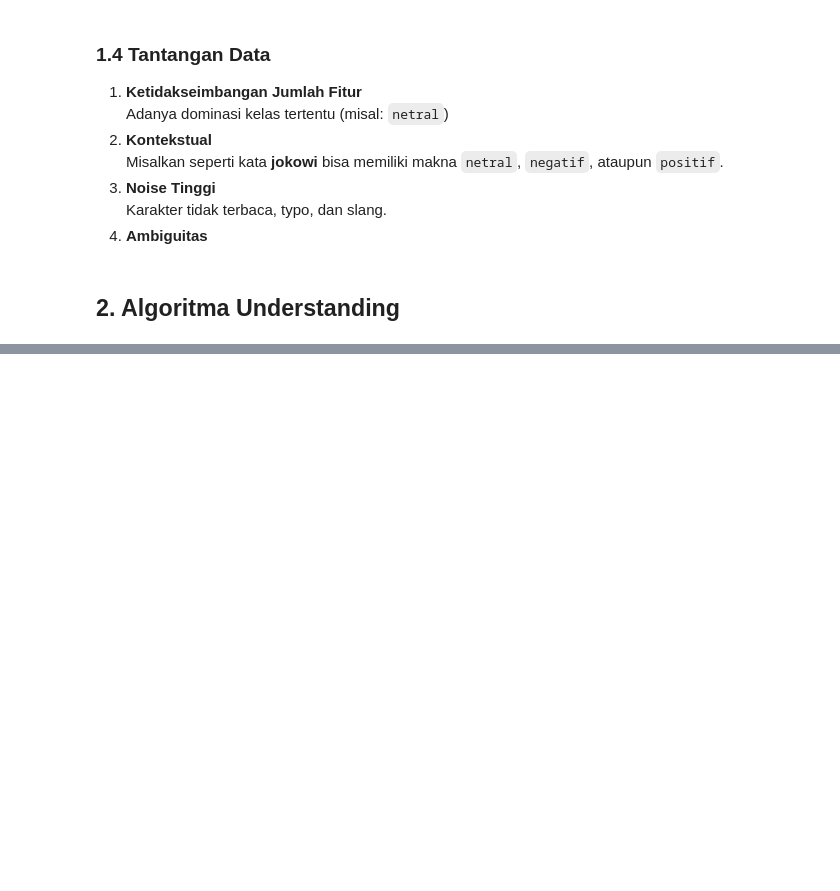
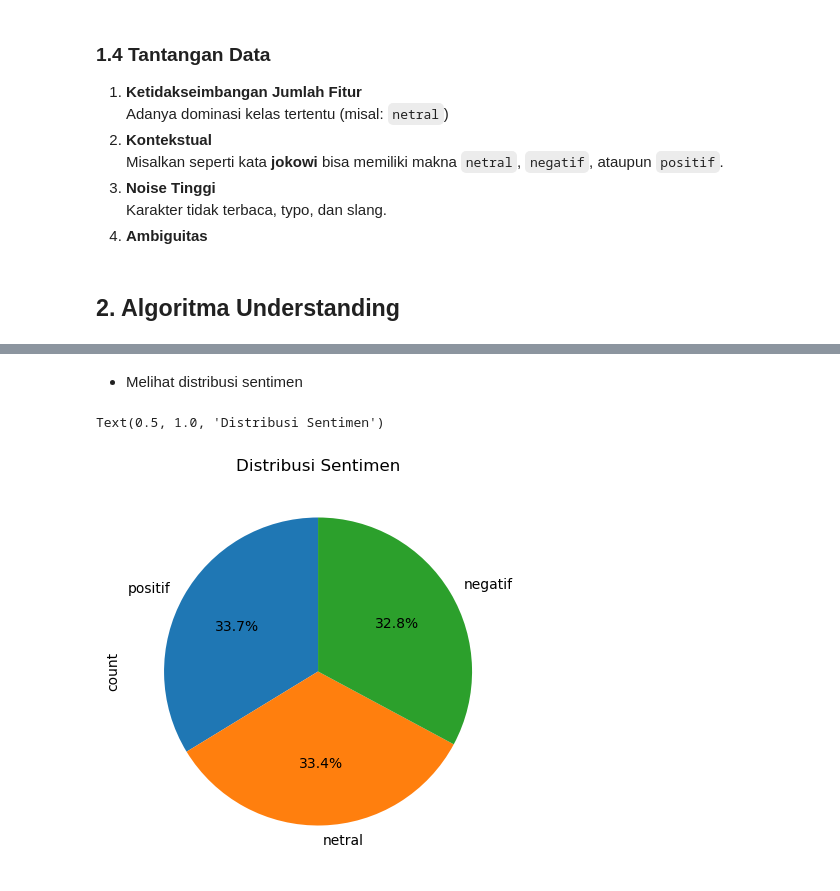
Before and after one commit to SuwandiRamadhan/Bootcamp-AI, a Jupyter notebook: Project 1/project1.ipynb, the cells around one changed output, grey strips where cells are left out. Cells and saved outputs as stored; diff of their text form; code cells hidden in the pictures; blank space fills up the shorter version.

```diff
--- a/Project 1/project1.ipynb
+++ b/Project 1/project1.ipynb
@@ -50,0 +55,4 @@
+# %%
+import pandas as pd
+
+df = pd.read_csv('./tweet.csv')
@@ -50,0 +101,10 @@
+# %% [markdown]
+- Melihat distribusi sentimen
+# %%
+import matplotlib.pyplot as plt
+
+df['sentimen'].value_counts().plot(kind='pie'.format(), figsize=(5, 5), autopct='%1.1f%%', startangle=90)
+plt.title('Distribusi Sentimen')
+# %% [output]
+Text(0.5, 1.0, 'Distribusi Sentimen')
+[figure, added]
```
Also changed, not shown: parts of 27 cells of this notebook.
